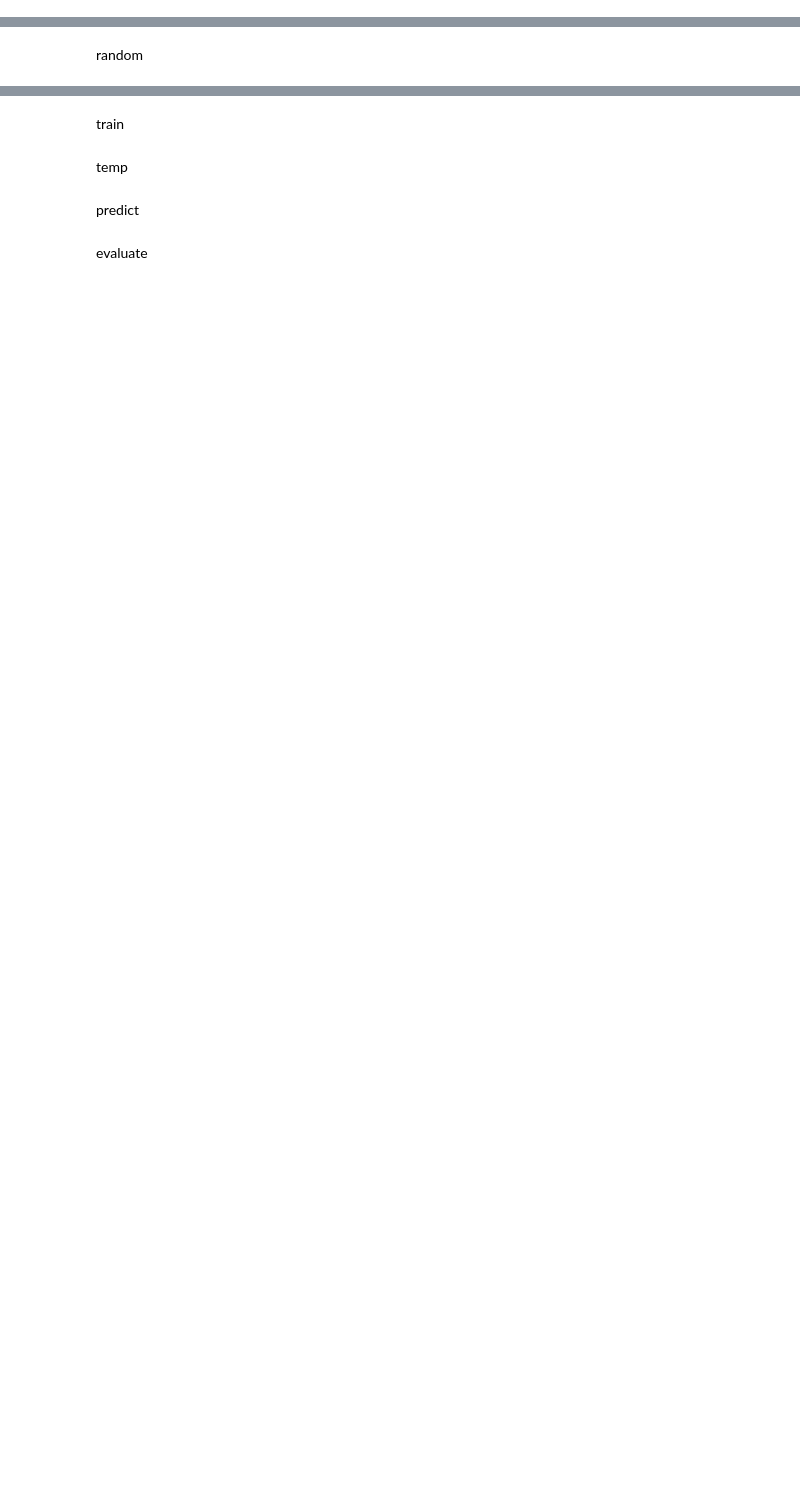
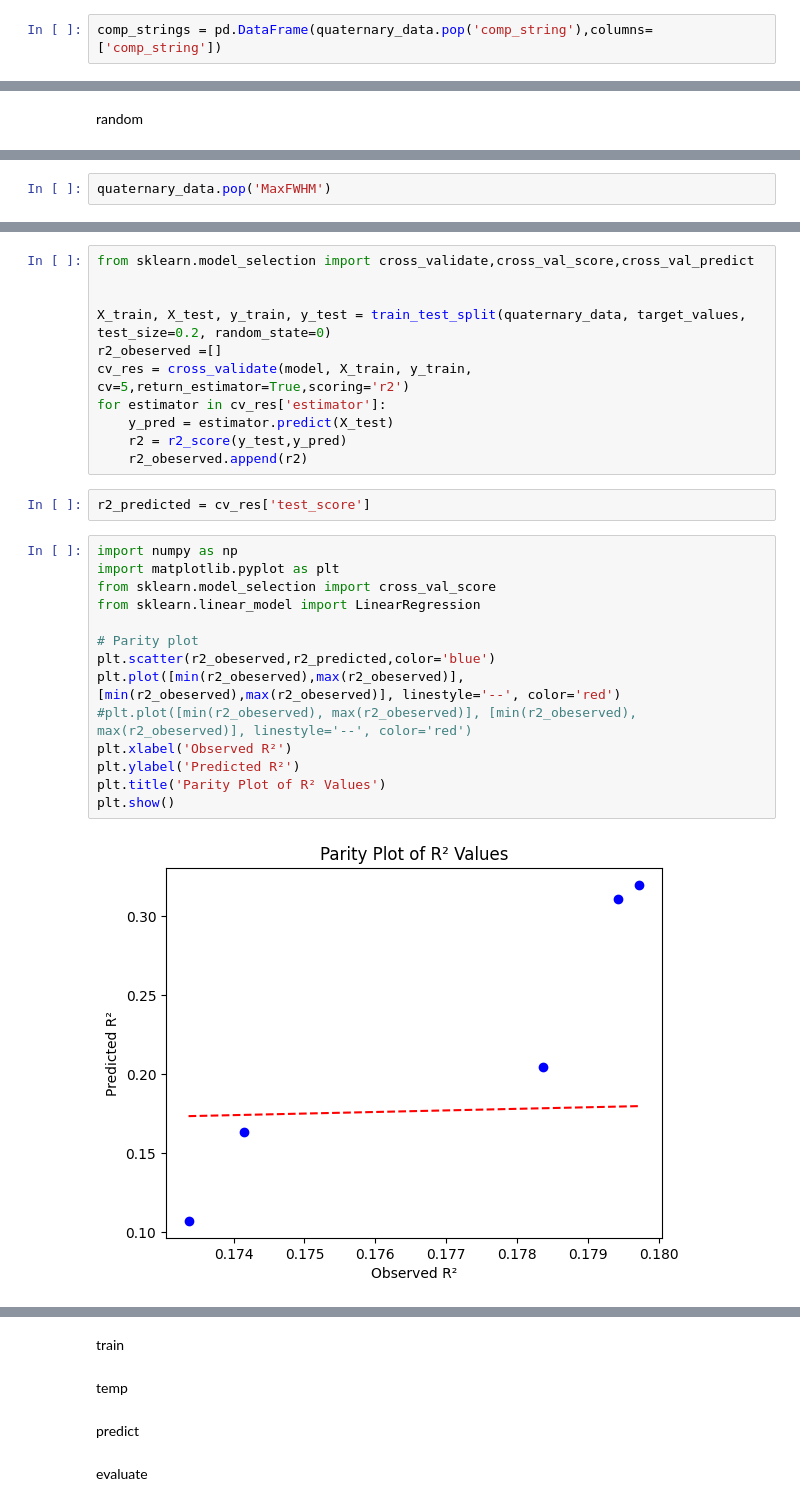
Before and after one commit to davesanchez96/MSE403, a Jupyter notebook: Assignment_4.ipynb, the cells around one changed output, grey strips where cells are left out. Saved outputs shown, nothing was run; the diff lists cells and outputs as text; blank space fills up the shorter version.

```diff
--- a/Assignment_4.ipynb
+++ b/Assignment_4.ipynb
@@ -318,0 +245,2 @@ for i, score in enumerate(scores):
+# %%
+comp_strings = pd.DataFrame(quaternary_data.pop('comp_string'),columns=['comp_string'])
@@ -322,0 +319,2 @@ standardization
+# %%
+quaternary_data.pop('MaxFWHM')
@@ -322,0 +334,29 @@ standardization
+# %%
+from sklearn.model_selection import cross_validate,cross_val_score,cross_val_predict
+
+
+X_train, X_test, y_train, y_test = train_test_split(quaternary_data, target_values, test_size=0.2, random_state=0)
+r2_obeserved =[]
+cv_res = cross_validate(model, X_train, y_train, cv=5,return_estimator=True,scoring='r2')
+for estimator in cv_res['estimator']:
+    y_pred = estimator.predict(X_test)
+    r2 = r2_score(y_test,y_pred)
+    r2_obeserved.append(r2)
+# %%
+r2_predicted = cv_res['test_score']
+# %%
+import numpy as np
+import matplotlib.pyplot as plt
+from sklearn.model_selection import cross_val_score
+from sklearn.linear_model import LinearRegression
+
+# Parity plot
+plt.scatter(r2_obeserved,r2_predicted,color='blue')
+plt.plot([min(r2_obeserved),max(r2_obeserved)], [min(r2_obeserved),max(r2_obeserved)], linestyle='--', color='red')
+#plt.plot([min(r2_obeserved), max(r2_obeserved)], [min(r2_obeserved), max(r2_obeserved)], linestyle='--', color='red')
+plt.xlabel('Observed R²')
+plt.ylabel('Predicted R²')
+plt.title('Parity Plot of R² Values')
+plt.show()
+# %% [output]
+[figure, added]
```
Also changed, not shown: parts of 39 cells of this notebook.
